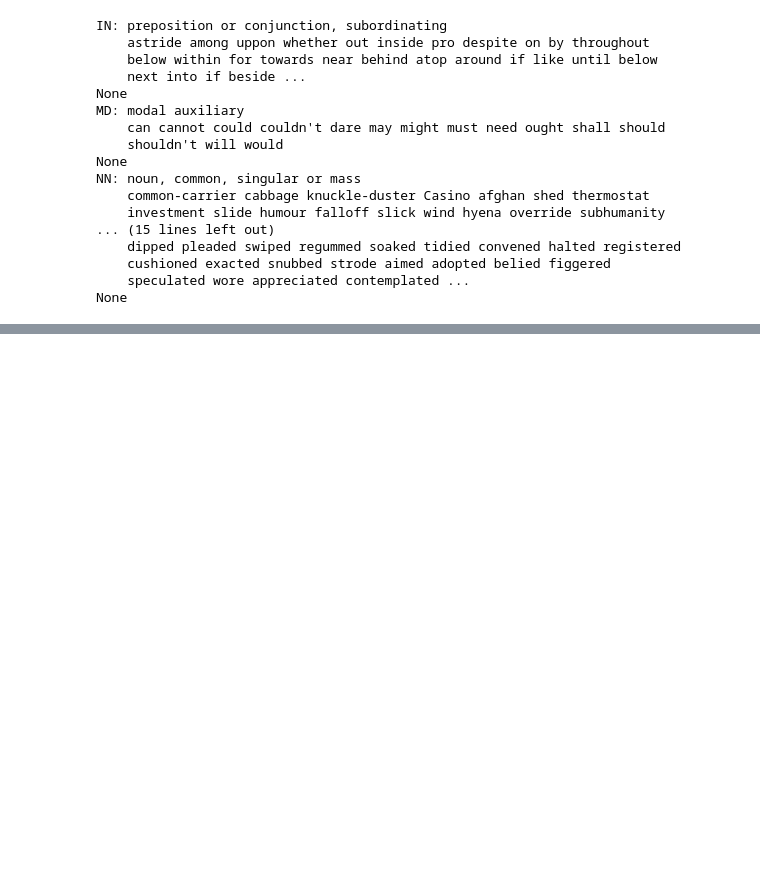
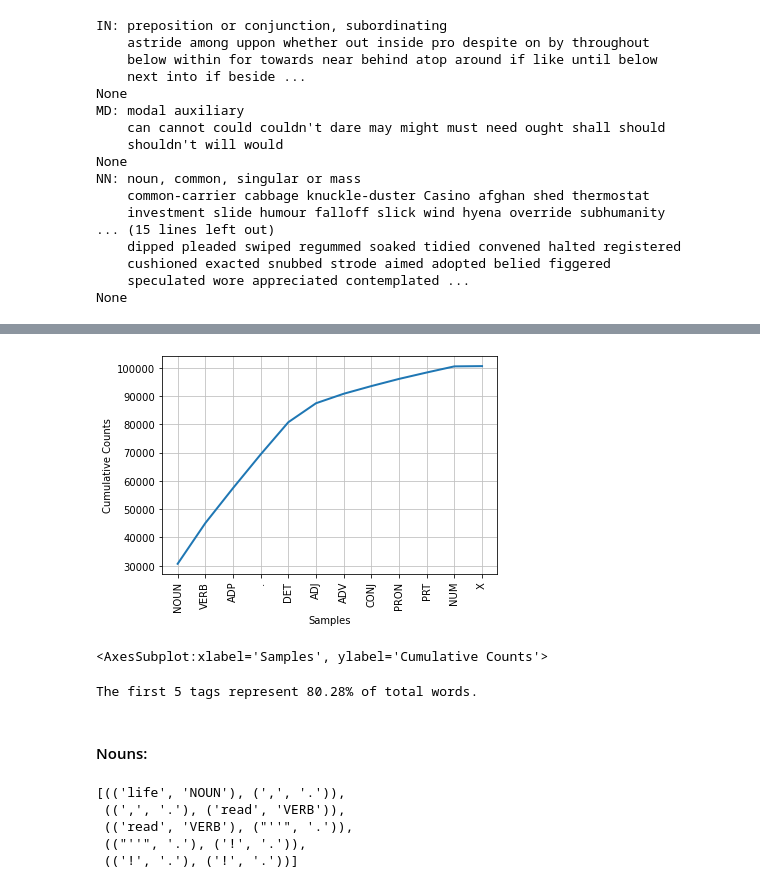
Before and after one commit to adobiss/nltk, a Jupyter notebook: categorising_and_tagging_words.ipynb, the cells around one changed output, grey strips where cells are left out. Drawn from its saved outputs; the diff is of its cells as text; code cells hidden in the pictures; blank space fills up the shorter version.

```diff
--- a/categorising_and_tagging_words.ipynb
+++ b/categorising_and_tagging_words.ipynb
@@ -86,0 +175,6 @@ None
+# %%
+from nltk.corpus import brown
+
+brown_news_tagged = brown.tagged_words(categories='news', tagset='universal')
+tag_fd = nltk.FreqDist(y for x, y in brown_news_tagged)
+tag_fd.most_common()
@@ -86,0 +194,10 @@ None
+# %%
+tag_fd.plot(cumulative=True)
+# %% [output]
+[figure, added]
+<AxesSubplot:xlabel='Samples', ylabel='Cumulative Counts'>
+# %%
+print('The first {} tags represent {:.2%} of total words.'.format(5, (sum(y for x, y in tag_fd.most_common(5))
+                                                                 / len(brown.words(categories='news')))))
+# %% [output]
+The first 5 tags represent 80.28% of total words.
@@ -86,0 +206,11 @@ None
+# %% [markdown]
+#### Nouns:
+# %%
+word_tag_pairs = list(nltk.bigrams(brown_news_tagged))
+word_tag_pairs[-5:]
+# %% [output]
+[(('life', 'NOUN'), (',', '.')),
+ ((',', '.'), ('read', 'VERB')),
+ (('read', 'VERB'), ("''", '.')),
+ (("''", '.'), ('!', '.')),
+ (('!', '.'), ('!', '.'))]
```
Also changed, not shown: parts of 56 cells of this notebook, 3 other files.
